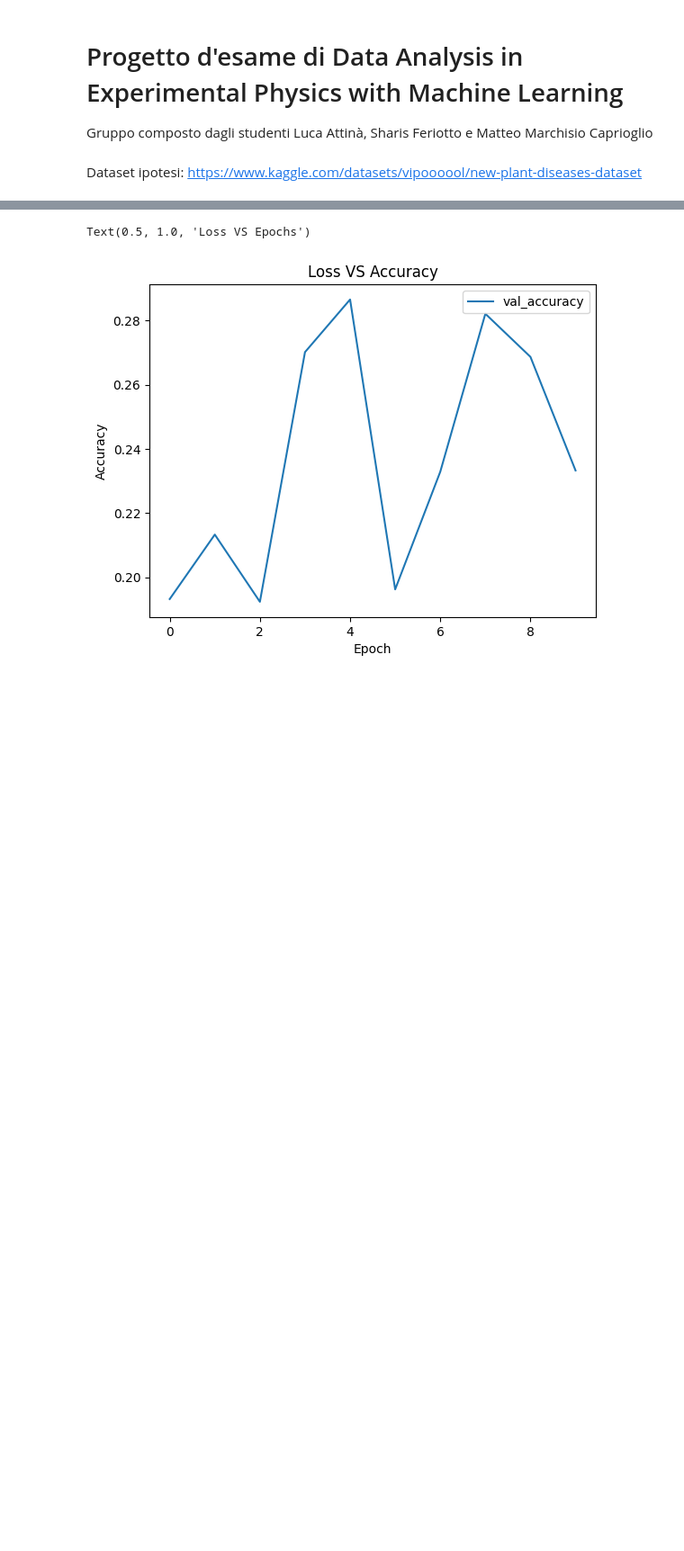
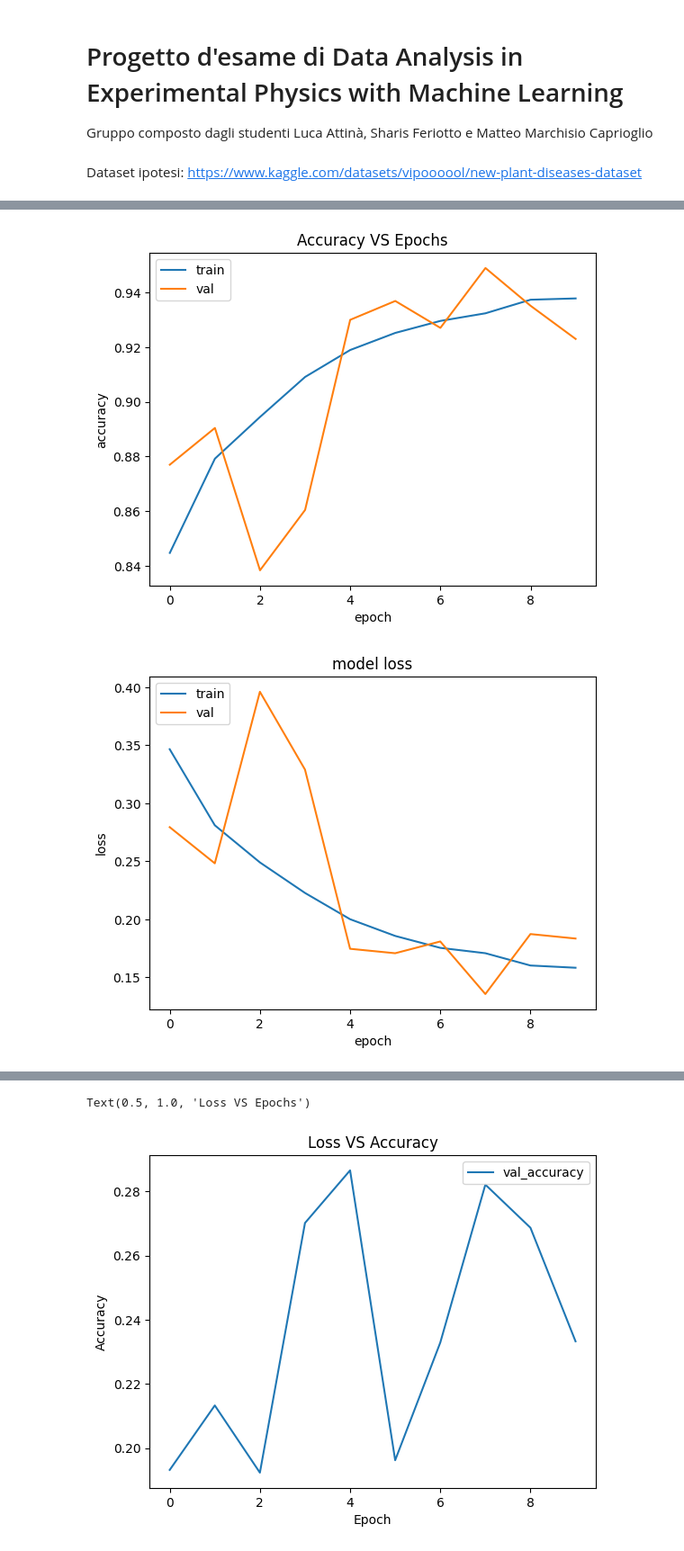
Before and after one commit to Mmc-001/progetto-daml, a Jupyter notebook: proj.ipynb, the cells around one changed output, grey strips where cells are left out. Shown at 90% size. Drawn from its saved outputs; the diff is of its cells as text; code cells hidden in the pictures; blank space fills up the shorter version.

```diff
--- a/proj.ipynb
+++ b/proj.ipynb
@@ -199,7 +228,7 @@ def leaves_model():
     model = tf.keras.Model(inputs=inputs, outputs=x)
     return model
 # %%
-N_EPOCHS = 3
+N_EPOCHS = 10
 # %%
 model = leaves_model()
 # %%
@@ -234,7 +263,14 @@ Model: "functional_5"
 # %%
+from tensorflow.keras.callbacks import EarlyStopping, ReduceLROnPlateau
+
 history = model.fit(
     train_ds,
     validation_data=val_ds,
-    epochs=N_EPOCHS
+    epochs=N_EPOCHS,
+    callbacks=[
+        EarlyStopping(monitor='val_loss', patience=3, restore_best_weights=True),
+        ReduceLROnPlateau(monitor='val_loss', factor=0.5, patience=3, min_lr=1e-6)
+    ],
+    verbose=1
 )
 # %% [output]
@@ -243,0 +294,21 @@ KeyboardInterrupt:
+# %%
+#accuracy plot
+plt.plot(history.history['accuracy'])
+plt.plot(history.history['val_accuracy'])
+plt.title('Accuracy VS Epochs')
+plt.ylabel('accuracy')
+plt.xlabel('epoch')
+plt.legend(['train', 'val'], loc='upper left')
+plt.show()
+
+#loss plot
+plt.plot(history.history['loss'])
+plt.plot(history.history['val_loss'])
+plt.title('model loss')
+plt.ylabel('loss')
+plt.xlabel('epoch')
+plt.legend(['train', 'val'], loc='upper left')
+plt.show()
+# %% [output]
+[figure, added]
+[figure, added]
```
Also changed, not shown: parts of 23 cells of this notebook.
